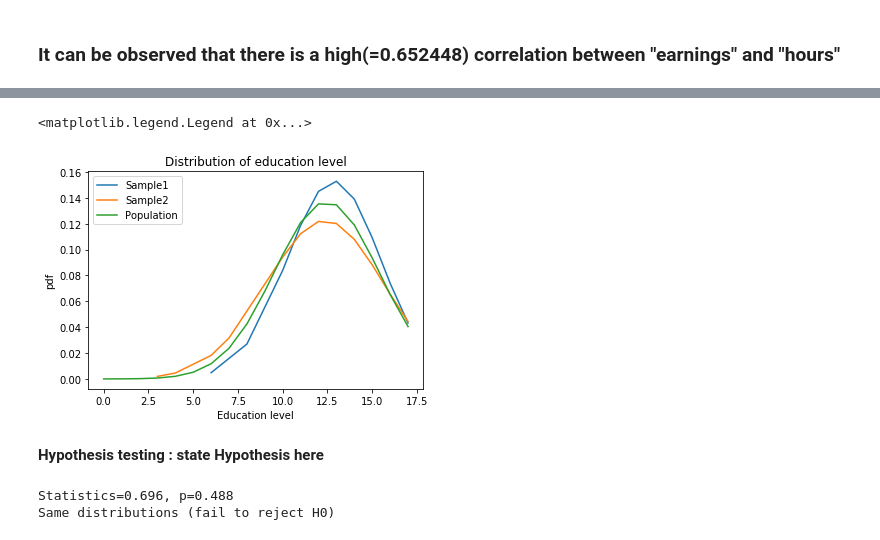
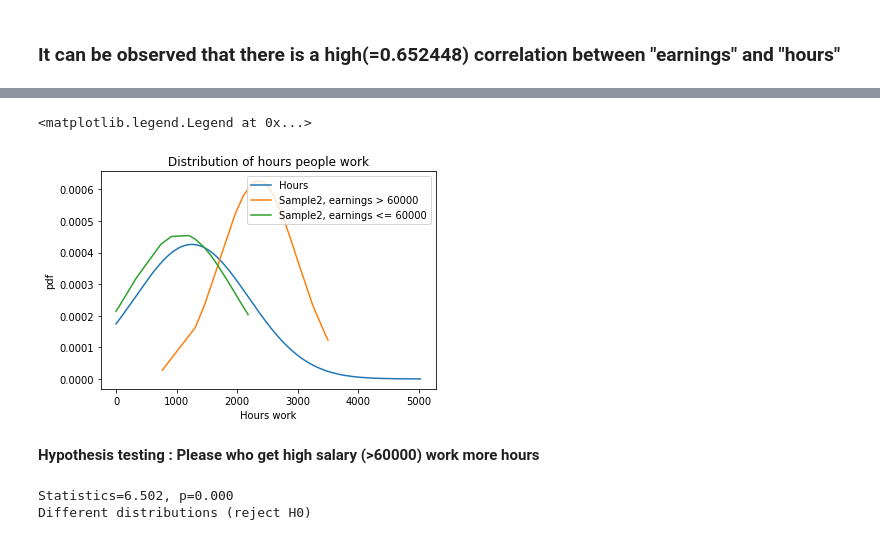
Before and after one commit to PraAnj/hypothesis-testing, a Jupyter notebook: ds project.ipynb, the cells around one changed output, grey strips where cells are left out. Cells and saved outputs as stored; diff of their text form; code cells hidden in the pictures.

Commit message:
Finalizing hypothesis
Signed-off-by: Prageeth Anjula <prageethanjula@gmail.com>

```diff
--- a/ds project.ipynb
+++ b/ds project.ipynb
@@ -225,0 +159,3 @@ Name: educatn, dtype: float64
+# %%
+Hours_of_high_salary = my_data[my_data.earnings> 60000].hours.sample(30).sort_values()
+Hours_of_high_salary.describe()
@@ -225,0 +172,3 @@ Name: educatn, dtype: float64
+# %%
+Hours_of_low_salary = my_data[my_data.earnings<= 60000].hours.sample(30).sort_values()
+Hours_of_low_salary.describe()
@@ -226,27 +185,25 @@ Name: educatn, dtype: float64
 # %%
-sortedSample1 = sample1.sort_values();
-fit1 = stat.norm.pdf(sortedSample1, sortedSample1.mean(), sortedSample1.std())
-plt.plot(sortedSample1, fit1, label='Sample1')
+Population = my_data['hours'].sort_values();
+PopulationHours = stat.norm.pdf(Population, Population.mean(), Population.std())
+plt.plot(Population, PopulationHours, label='Hours')
 
-sortedSample2 = sample2.sort_values();
-fit2 = stat.norm.pdf(sortedSample2, sortedSample2.mean(), sortedSample2.std())
-plt.plot(sortedSample2, fit2, label='Sample2')
+hour_data_fit1 = stat.norm.pdf(Hours_of_high_salary, Hours_of_high_salary.mean(), Hours_of_high_salary.std())
+plt.plot(Hours_of_high_salary, hour_data_fit1, label='Sample2, earnings > 60000')
 
-populationSorted = population.sort_values();
-popFist = stat.norm.pdf(populationSorted, populationSorted.mean(), populationSorted.std())
-plt.plot(populationSorted, popFist, label='Population')
+hour_data_fit2 = stat.norm.pdf(Hours_of_low_salary, Hours_of_low_salary.mean(), Hours_of_low_salary.std())
+plt.plot(Hours_of_low_salary, hour_data_fit2, label='Sample2, earnings <= 60000')
 
-plt.title('Distribution of education level')
-plt.xlabel('Education level')
+plt.title('Distribution of hours people work')
+plt.xlabel('Hours work')
 plt.ylabel('pdf')
 plt.legend()
 # %% [output]
 <matplotlib.legend.Legend at 0x...>
-[figure, old version]
+[figure, new version]
-# %% [markdown]
-**Hypothesis testing : state Hypothesis here**
+# %% [markdown]
+**Hypothesis testing : Please who get high salary (>60000) work more hours**
 # %%
-statistics, p = stat.ttest_ind(sample1, sample2)
+statistics, p = stat.ttest_ind(Hours_of_high_salary, Hours_of_low_salary)
 print('Statistics=%.3f, p=%.3f' % (statistics, p))
 # interpret
 alpha = 0.05  # 5% area under the normal graph
@@ -255,5 +212,5 @@ if p > alpha:
 else:
 	print('Different distributions (reject H0)')
 # %% [output]
-Statistics=0.696, p=0.488
-Same distributions (fail to reject H0)
+Statistics=6.502, p=0.000
+Different distributions (reject H0)
```
Also changed, not shown: parts of 6 cells of this notebook.
